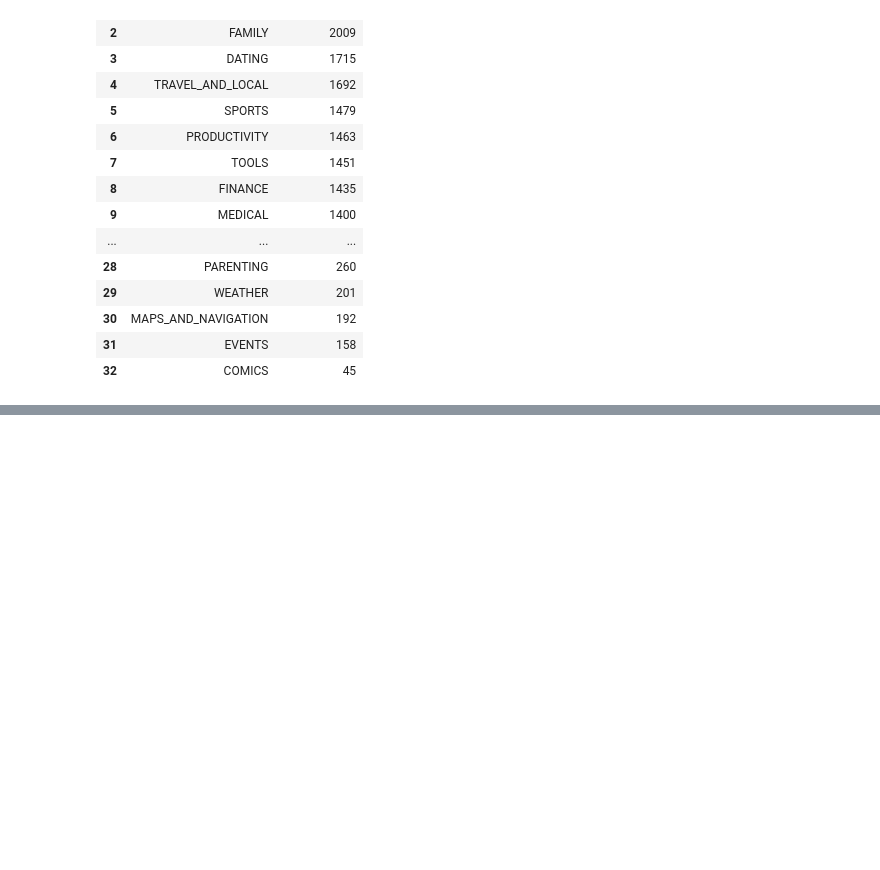
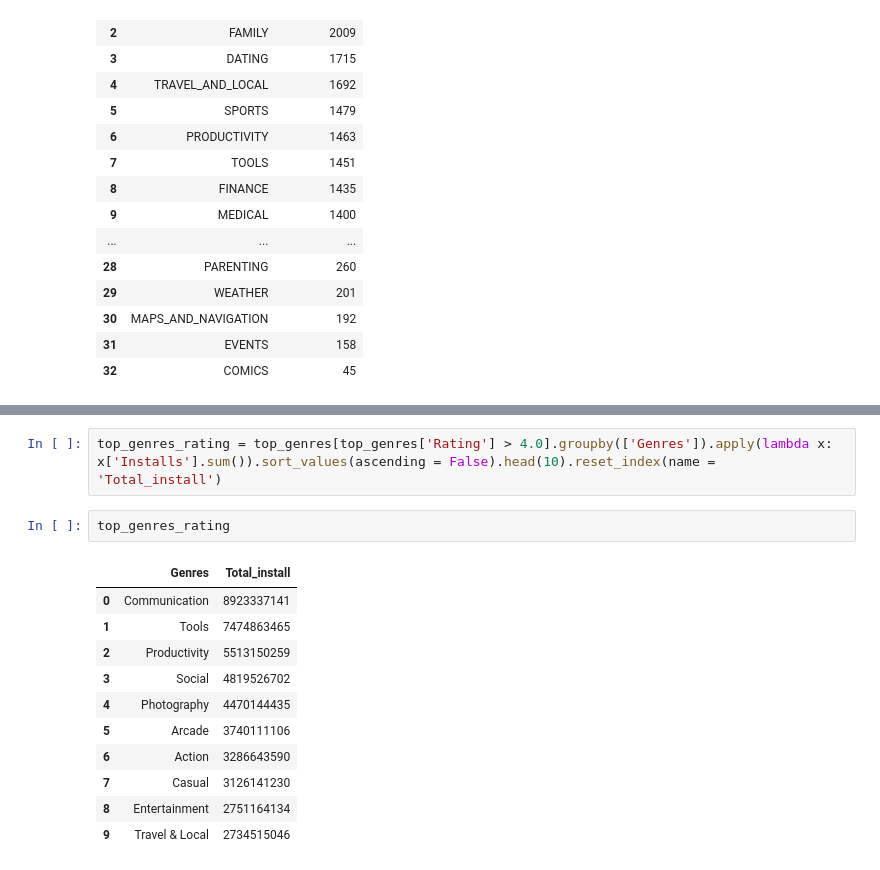
Before and after one commit to lokeshtokas/EDA-Play-Store, a Jupyter notebook: Play_Store_App_Review_Analysis_Capstone_Project.ipynb, the cells around one changed output, grey strips where cells are left out. Drawn from its saved outputs; the diff is of its cells as text; blank space fills up the shorter version.

```diff
--- a/Play_Store_App_Review_Analysis_Capstone_Project.ipynb
+++ b/Play_Store_App_Review_Analysis_Capstone_Project.ipynb
@@ -857,0 +912,16 @@ fig.show()
+# %%
+top_genres_rating = top_genres[top_genres['Rating'] > 4.0].groupby(['Genres']).apply(lambda x: x['Installs'].sum()).sort_values(ascending = False).head(10).reset_index(name = 'Total_install')
+# %%
+top_genres_rating
+# %% [output]
+|  | Genres | Total_install |
+| 0 | Communication | 8923337141 |
+| 1 | Tools | 7474863465 |
+| 2 | Productivity | 5513150259 |
+| 3 | Social | 4819526702 |
+| 4 | Photography | 4470144435 |
+| 5 | Arcade | 3740111106 |
+| 6 | Action | 3286643590 |
+| 7 | Casual | 3126141230 |
+| 8 | Entertainment | 2751164134 |
+| 9 | Travel & Local | 2734515046 |
```
Also changed, not shown: parts of 11 cells of this notebook.
